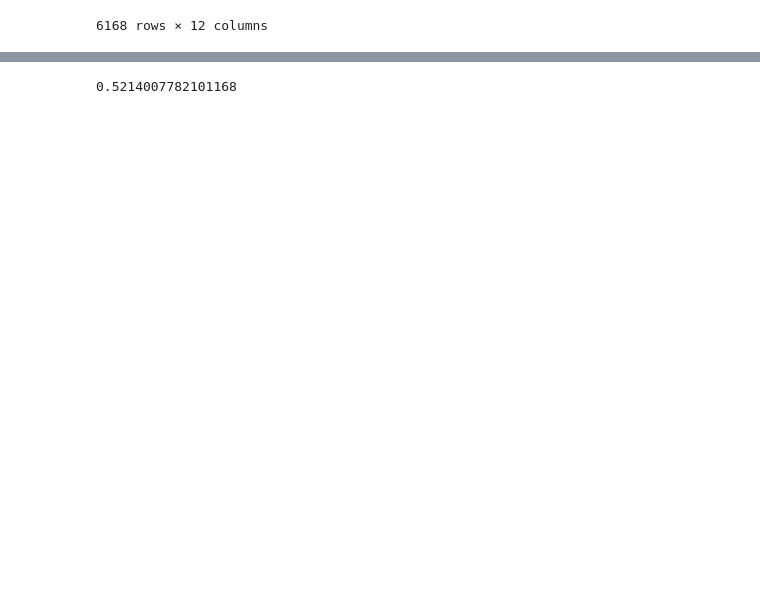
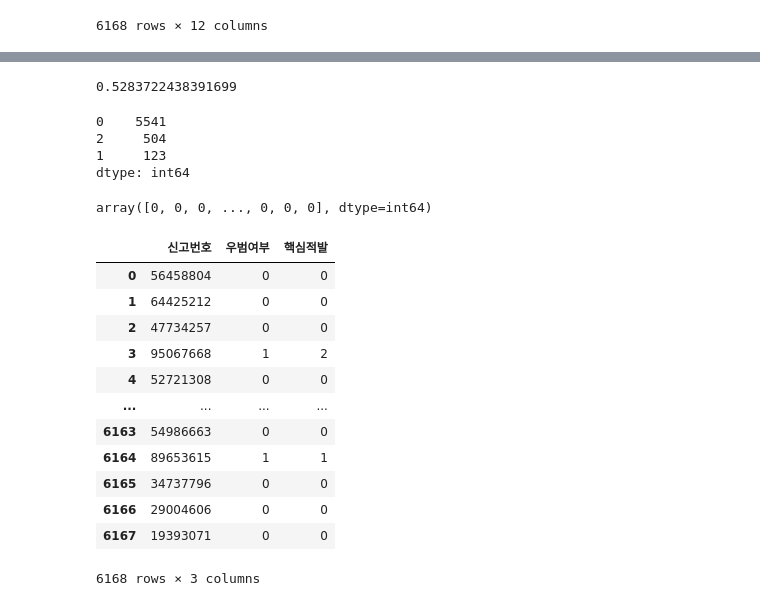
Before and after one commit to ahnsun98/WeHave5min, a Jupyter notebook: seoyeon/sy.ipynb, the cells around one changed output, grey strips where cells are left out. Drawn from its saved outputs; the diff is of its cells as text; code cells hidden in the pictures; blank space fills up the shorter version.

```diff
--- a/seoyeon/sy.ipynb
+++ b/seoyeon/sy.ipynb
@@ -135,7 +135,7 @@ def data_preprocessing(df):
 X = train_df1.iloc[:, :-2]
 X['신고일자'] = list(map(lambda x : re.sub('[^0-9]+', '', x), X['신고일자']))
 X = X.drop(columns=['신고인부호', '수입자부호', '해외거래처부호', '특송업체부호', '관세율구분코드', '적출국가코드', '원산지국가코드', '수입통관계획코드', '수입신고구분코드'])
-y = np.array(train_df1.iloc[:, -1:])
+y = train_df1.iloc[:, -1:]
 
 X_train, X_test , y_train, y_test = train_test_split(X, y, test_size=0.25, stratify=y, random_state=1)
 # %%
@@ -258,10 +264,51 @@ array([[0],
 
 # plot_feature_importances_cancer(forest)
 
-clf = RandomForestClassifier(n_estimators=200, max_depth=100, random_state=1)
-clf.fit(X_train,y_train)
+forest = RandomForestClassifier(n_estimators=20, max_depth=10, random_state=1)
+forest.fit(X_train,np.ravel(y_train))
 
-predict1 = clf.predict(X_test)
-print(accuracy_score(y_test,predict1))
+predict = forest.predict(X_test)
+print(accuracy_score(y_test,predict))
 # %% [output]
-0.5214007782101168
+0.5283722438391699
+# %%
+predict_df = pd.DataFrame(predict)
+predict_df.value_counts()
+# %% [output]
+0    5541
+2     504
+1     123
+dtype: int64
+# %%
+predict
+# %% [output]
+array([0, 0, 0, ..., 0, 0, 0], dtype=int64)
+# %%
+신고번호 = X_test.iloc[:, 0]
+신고번호.reset_index(drop=True, inplace=True)
+
+li = []
+for x in predict:
+    if x == 0:
+        li.append(0)
+    else:
+        li.append(1)
+우범여부 = pd.DataFrame(li)
+
+Result = pd.concat([신고번호, 우범여부, predict_df], axis=1)
+Result.columns = ['신고번호', '우범여부', '핵심적발']
+Result
+# %% [output]
+|  | 신고번호 | 우범여부 | 핵심적발 |
+| 0 | 56458804 | 0 | 0 |
+| 1 | 64425212 | 0 | 0 |
+| 2 | 47734257 | 0 | 0 |
+| 3 | 95067668 | 1 | 2 |
+| 4 | 52721308 | 0 | 0 |
+| ... | ... | ... | ... |
+| 6163 | 54986663 | 0 | 0 |
+| 6164 | 89653615 | 1 | 1 |
+| 6165 | 34737796 | 0 | 0 |
+| 6166 | 29004606 | 0 | 0 |
+| 6167 | 19393071 | 0 | 0 |
+6168 rows × 3 columns
```
Also changed, not shown: parts of 3 cells of this notebook, 1 other file.
